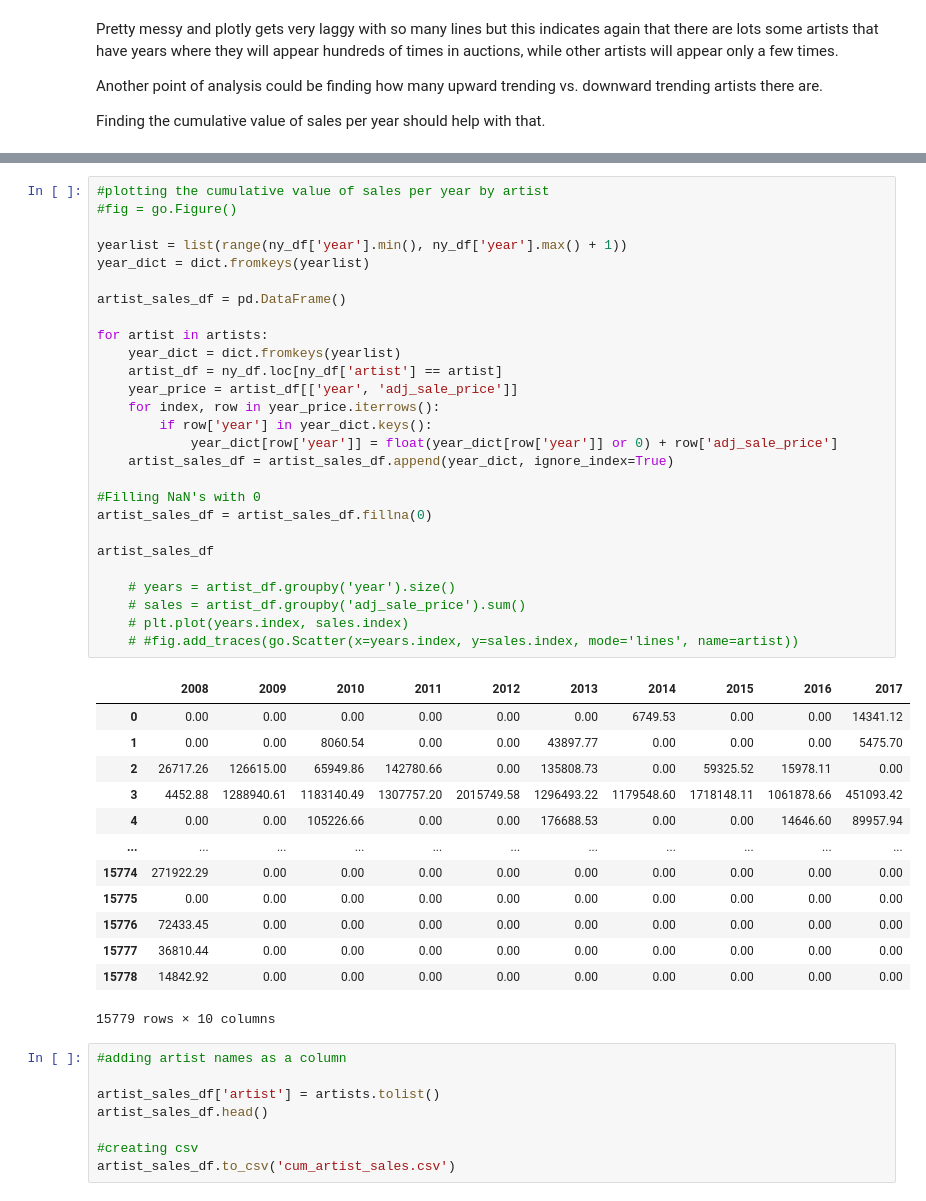
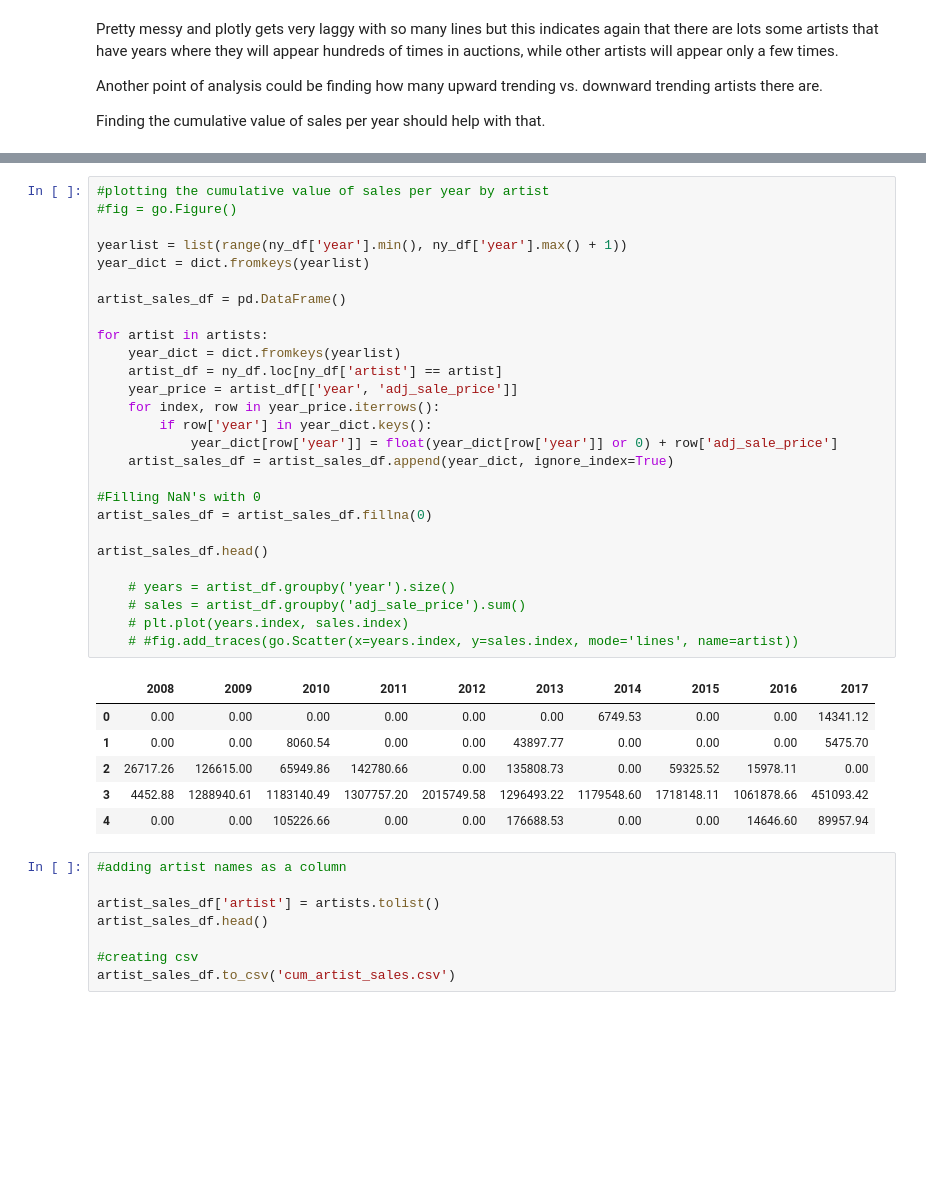
Before and after one commit to alchemicHen/art_project_november, a Jupyter notebook: art_eda.ipynb, the cells around one changed output, grey strips where cells are left out. Saved outputs shown, nothing was run; the diff lists cells and outputs as text; blank space fills up the shorter version.

```diff
--- a/art_eda.ipynb
+++ b/art_eda.ipynb
@@ -174,41 +170,34 @@ testoutput
 
 yearlist = list(range(ny_df['year'].min(), ny_df['year'].max() + 1))
 year_dict = dict.fromkeys(yearlist)
 
 artist_sales_df = pd.DataFrame()
 
 for artist in artists:
     year_dict = dict.fromkeys(yearlist)
     artist_df = ny_df.loc[ny_df['artist'] == artist]
     year_price = artist_df[['year', 'adj_sale_price']]
     for index, row in year_price.iterrows():
         if row['year'] in year_dict.keys():
             year_dict[row['year']] = float(year_dict[row['year']] or 0) + row['adj_sale_price']
     artist_sales_df = artist_sales_df.append(year_dict, ignore_index=True)
 
 #Filling NaN's with 0
 artist_sales_df = artist_sales_df.fillna(0)
 
-artist_sales_df
+artist_sales_df.head()
 
     # years = artist_df.groupby('year').size()
     # sales = artist_df.groupby('adj_sale_price').sum()
     # plt.plot(years.index, sales.index)
     # #fig.add_traces(go.Scatter(x=years.index, y=sales.index, mode='lines', name=artist))
 # %% [output]
 |  | 2008 | 2009 | 2010 | 2011 | 2012 | 2013 | 2014 | 2015 | 2016 | 2017 |
 | 0 | 0.00 | 0.00 | 0.00 | 0.00 | 0.00 | 0.00 | 6749.53 | 0.00 | 0.00 | 14341.12 |
 | 1 | 0.00 | 0.00 | 8060.54 | 0.00 | 0.00 | 43897.77 | 0.00 | 0.00 | 0.00 | 5475.70 |
 | 2 | 26717.26 | 126615.00 | 65949.86 | 142780.66 | 0.00 | 135808.73 | 0.00 | 59325.52 | 15978.11 | 0.00 |
 | 3 | 4452.88 | 1288940.61 | 1183140.49 | 1307757.20 | 2015749.58 | 1296493.22 | 1179548.60 | 1718148.11 | 1061878.66 | 451093.42 |
 | 4 | 0.00 | 0.00 | 105226.66 | 0.00 | 0.00 | 176688.53 | 0.00 | 0.00 | 14646.60 | 89957.94 |
-| ... | ... | ... | ... | ... | ... | ... | ... | ... | ... | ... |
-| 15774 | 271922.29 | 0.00 | 0.00 | 0.00 | 0.00 | 0.00 | 0.00 | 0.00 | 0.00 | 0.00 |
-| 15775 | 0.00 | 0.00 | 0.00 | 0.00 | 0.00 | 0.00 | 0.00 | 0.00 | 0.00 | 0.00 |
-| 15776 | 72433.45 | 0.00 | 0.00 | 0.00 | 0.00 | 0.00 | 0.00 | 0.00 | 0.00 | 0.00 |
-| 15777 | 36810.44 | 0.00 | 0.00 | 0.00 | 0.00 | 0.00 | 0.00 | 0.00 | 0.00 | 0.00 |
-| 15778 | 14842.92 | 0.00 | 0.00 | 0.00 | 0.00 | 0.00 | 0.00 | 0.00 | 0.00 | 0.00 |
-15779 rows × 10 columns
 # %%
 #adding artist names as a column
 
```
Also changed, not shown: parts of 14 cells of this notebook, 1 other file.
